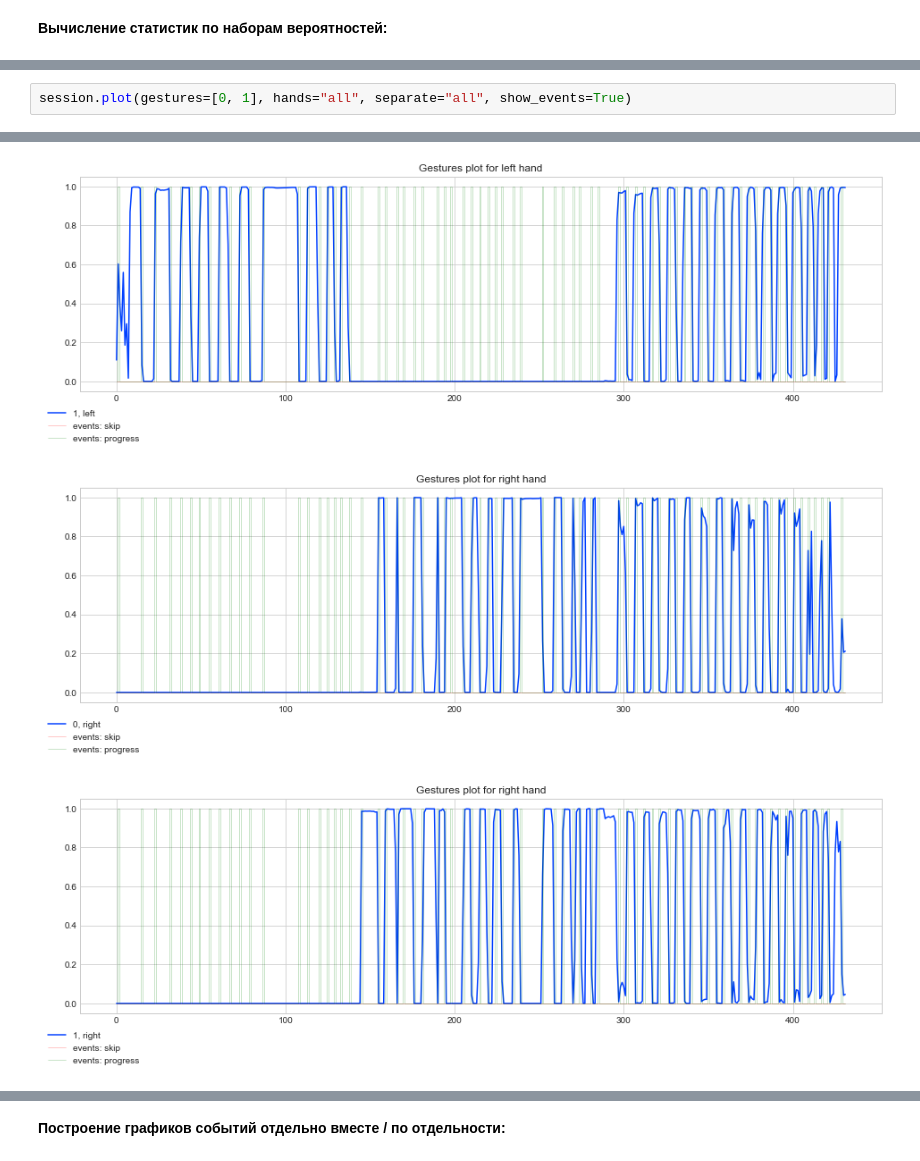
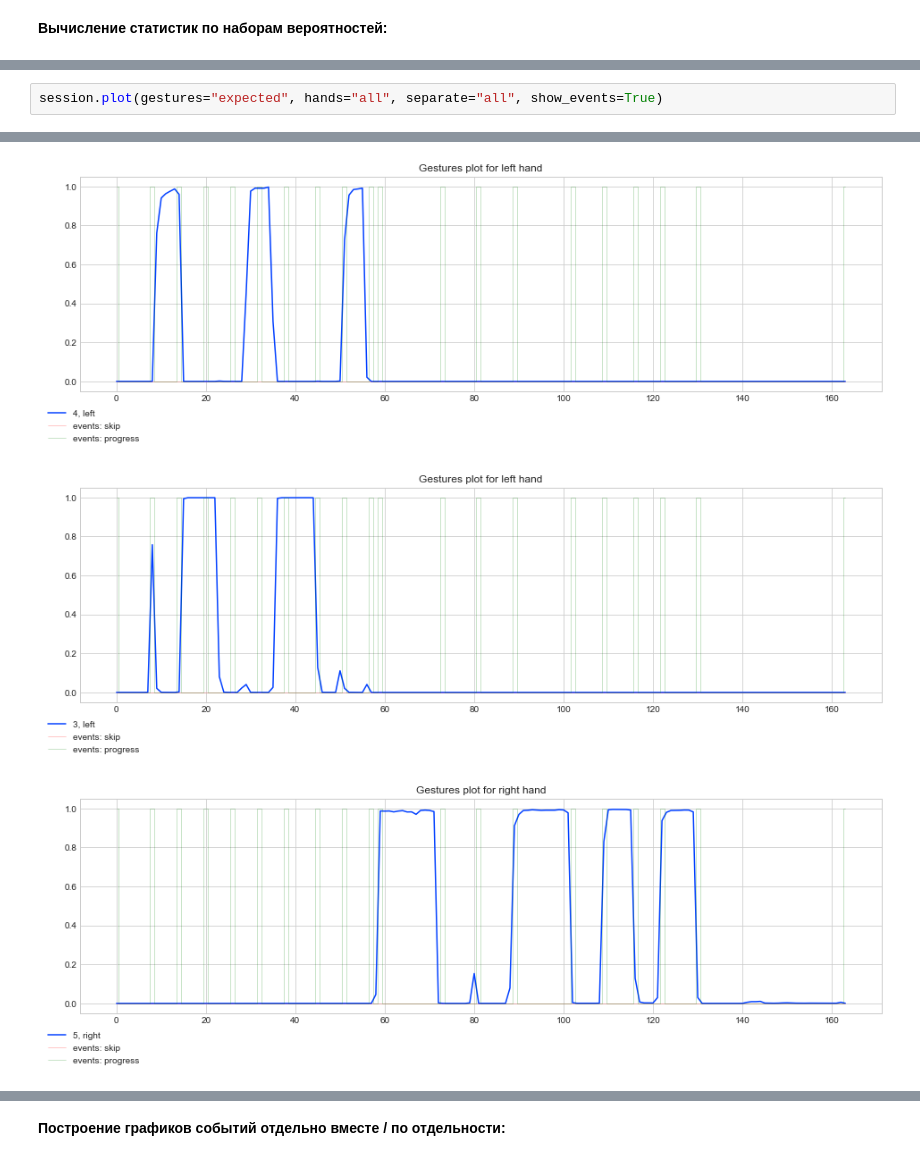
Before and after one commit to lysuhin/visme-notebooks, a Jupyter notebook: api-example.ipynb, the cells around one changed output, grey strips where cells are left out. Saved outputs shown, nothing was run; the diff lists cells and outputs as text.

```diff
--- a/api-example.ipynb
+++ b/api-example.ipynb
@@ -97,3 +99,3 @@ session.plot(gestures=[0, 1], hands="all", separate="hands", show_events=True)
 # %%
-session.plot(gestures=[0, 1], hands="all", separate="all", show_events=True)
+session.plot(gestures="expected", hands="all", separate="all", show_events=True)
 # %% [output]
@@ -101,3 +103,3 @@ session.plot(gestures=[0, 1], hands="all", separate="all", show_events=True)
-[figure, old version]
+[figure, new version]
-[figure, old version]
+[figure, new version]
-[figure, old version]
+[figure, new version]
```
Also changed, not shown: parts of 20 cells of this notebook.
